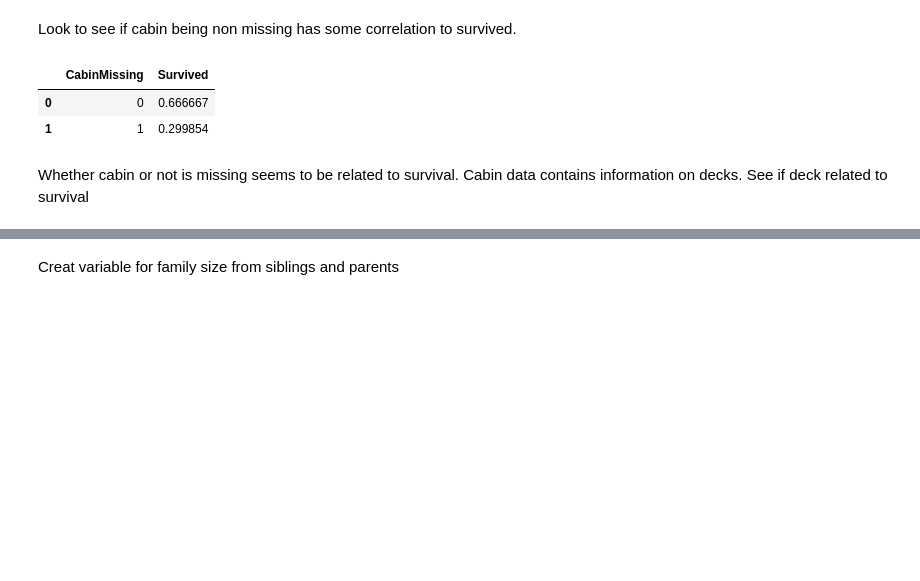
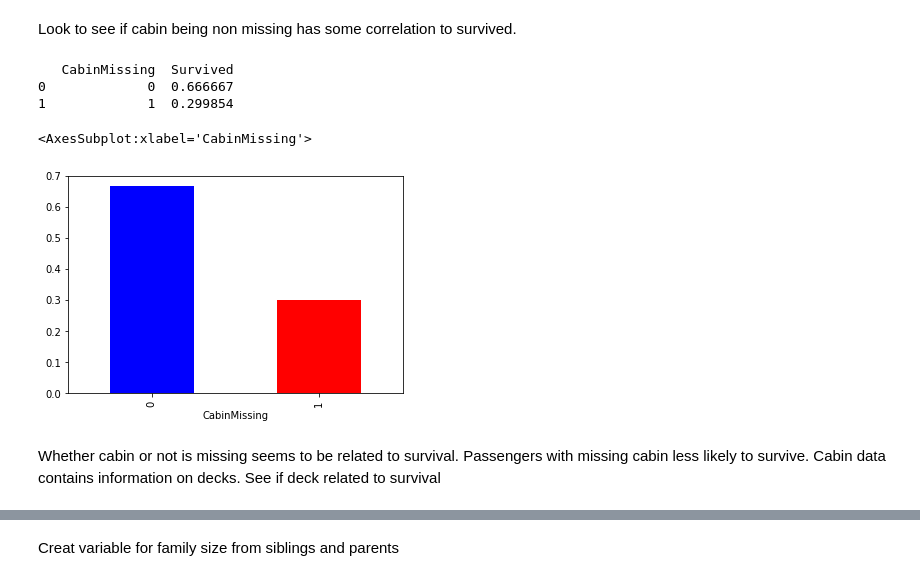
Before and after one commit to zrosen3/Kaggle, a Jupyter notebook: titanicsubmissionrosen.ipynb, the cells around one changed output, grey strips where cells are left out. Cells and saved outputs as stored; diff of their text form; code cells hidden in the pictures; blank space fills up the shorter version.

```diff
--- a/titanicsubmissionrosen.ipynb
+++ b/titanicsubmissionrosen.ipynb
@@ -146,13 +146,16 @@ Look to see if cabin being non missing has some correlation to survived.
 # %%
 combined_data['CabinMissing'] = 0
 combined_data.loc[combined_data['Cabin'].isnull(), 'CabinMissing'] = 1
-combined_data.groupby(['CabinMissing'], as_index = False)['Survived'].mean()
+print(combined_data.groupby(['CabinMissing'], as_index = False)['Survived'].mean())
+combined_data.groupby(["CabinMissing"])["Survived"].mean().plot.bar(color = ['b', 'r'])
 # %% [output]
-|  | CabinMissing | Survived |
-| 0 | 0 | 0.666667 |
-| 1 | 1 | 0.299854 |
+   CabinMissing  Survived
+0             0  0.666667
+1             1  0.299854
+<AxesSubplot:xlabel='CabinMissing'>
+[figure, added]
 # %% [markdown]
-Whether cabin or not is missing seems to be related to survival. Cabin data contains information on decks. See if deck related to survival
+Whether cabin or not is missing seems to be related to survival. Passengers with missing cabin less likely to survive. Cabin data contains information on decks. See if deck related to survival
 # %%
 combined_data["Deck"] = combined_data["Cabin"].str.slice(stop=1)
 combined_data["Deck"]= combined_data["Deck"].replace(np.nan, "Missing")
```
Also changed, not shown: parts of 17 cells of this notebook.
